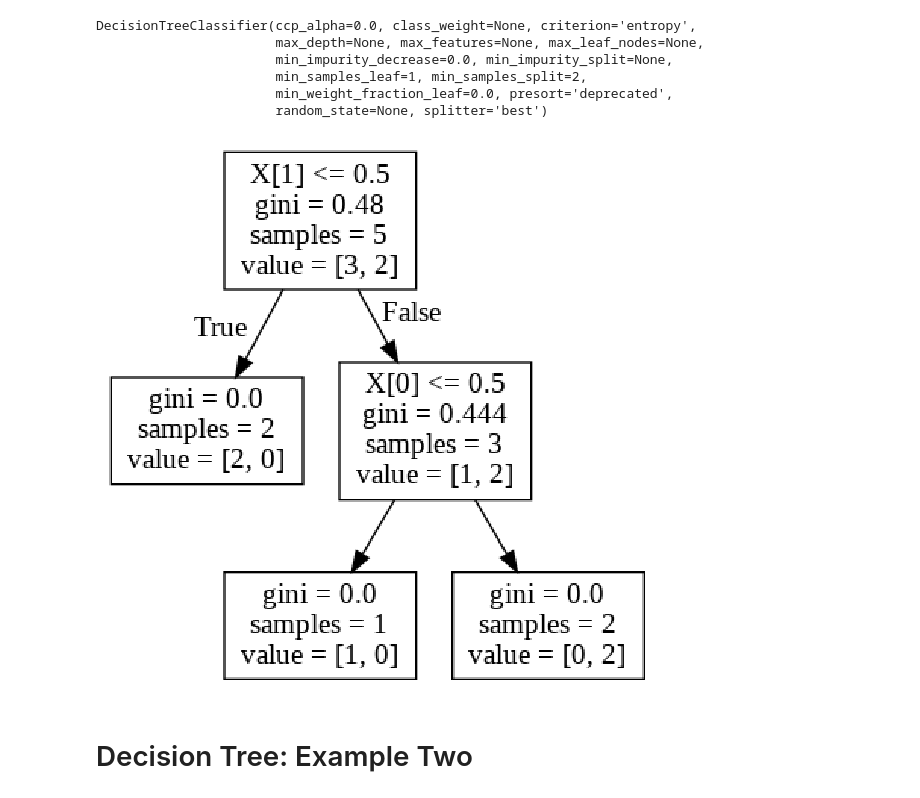
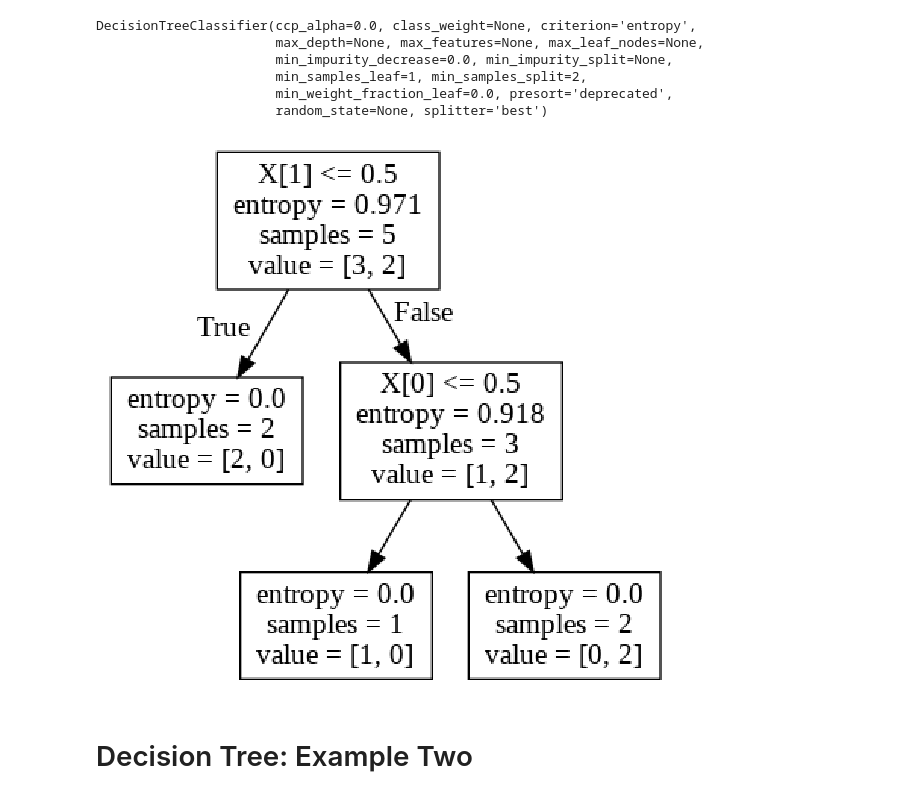
Before and after one commit to everestso/Fall21Spring22, a Jupyter notebook: s21DecisionTrees.ipynb, the cells around one changed output. Cells and saved outputs as stored; diff of their text form; code cells hidden in the pictures.

```diff
--- a/s21DecisionTrees.ipynb
+++ b/s21DecisionTrees.ipynb
@@ -56,22 +56,22 @@ DecisionTreeClassifier(ccp_alpha=0.0, class_weight=None, criterion='entropy',
 # %%
 from sklearn import tree
 
 import matplotlib.image as mpimg
 import pydotplus
 
 dotfile = open("dtree2.dot", 'w')
-tree.export_graphviz(classifier1, out_file = dotfile)
+tree.export_graphviz(classifier2, out_file = dotfile)
 dotfile.close()
 graph = pydotplus.graph_from_dot_file("dtree2.dot")
 graph.write_png('test.png')
 img=mpimg.imread('test.png')
 fig = plt.figure(figsize=(30, 10))
 plt.axis("off")
 plt.imshow(img, cmap = plt.cm.binary,
            interpolation="nearest")
 plt.show()
 # %% [output]
-[figure, old version]
+[figure, new version]
 # %% [markdown]
 # Decision Tree: Example Two
 # %%
```
Also changed, not shown: parts of 5 cells of this notebook.
